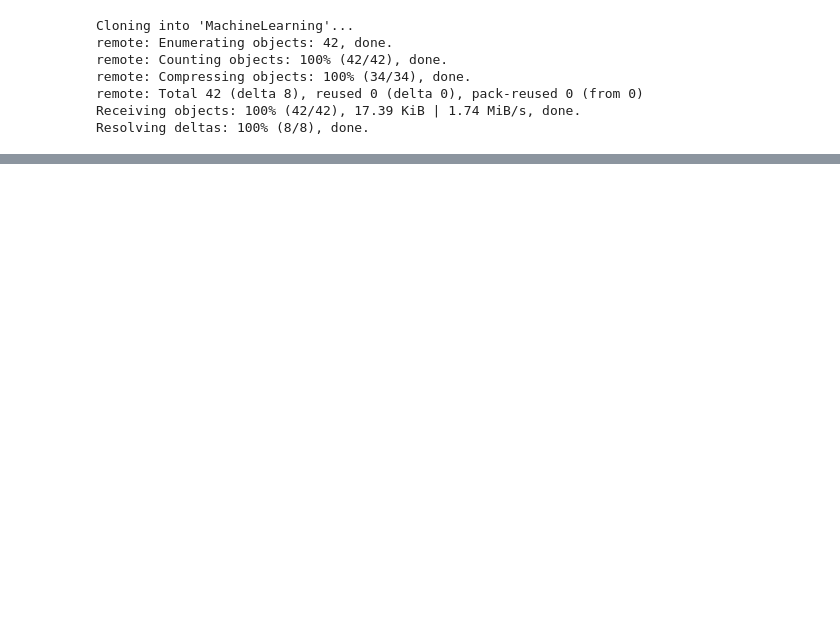
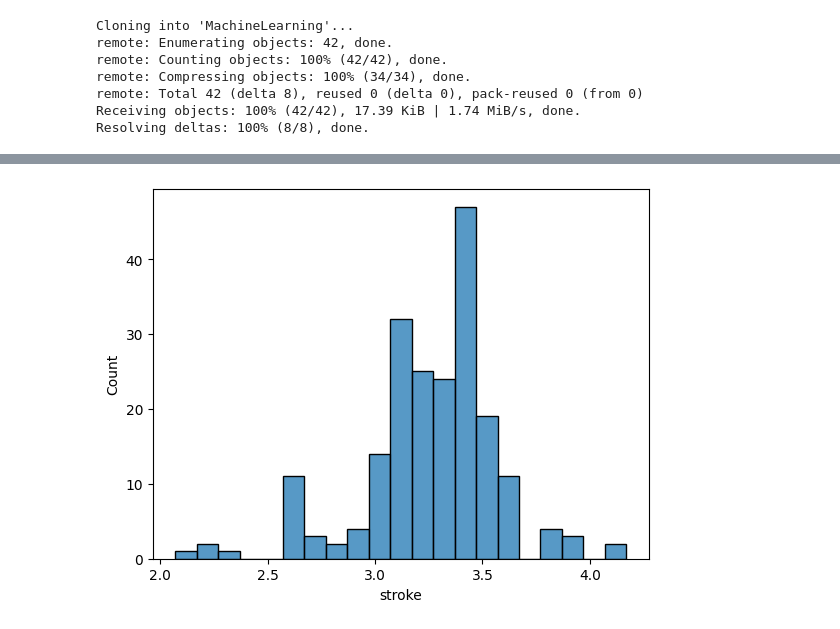
Before and after one commit to Allavudeen/MachineLearning, a Jupyter notebook: Regression/PredictCarPrice/Car_Price_Prediction_LR.ipynb, the cells around one changed output, grey strips where cells are left out. Saved outputs shown, nothing was run; the diff lists cells and outputs as text; code cells hidden in the pictures; blank space fills up the shorter version.

```diff
--- a/Regression/PredictCarPrice/Car_Price_Prediction_LR.ipynb
+++ b/Regression/PredictCarPrice/Car_Price_Prediction_LR.ipynb
@@ -33,0 +107,7 @@ cars.head()
+# %%
+# stroke: volume of the engine (the distance traveled by the piston in each cycle)
+
+sns.histplot(cars['stroke'])
+plt.show()
+# %% [output]
+[figure, added]
```
Also changed, not shown: parts of 10 cells of this notebook.
